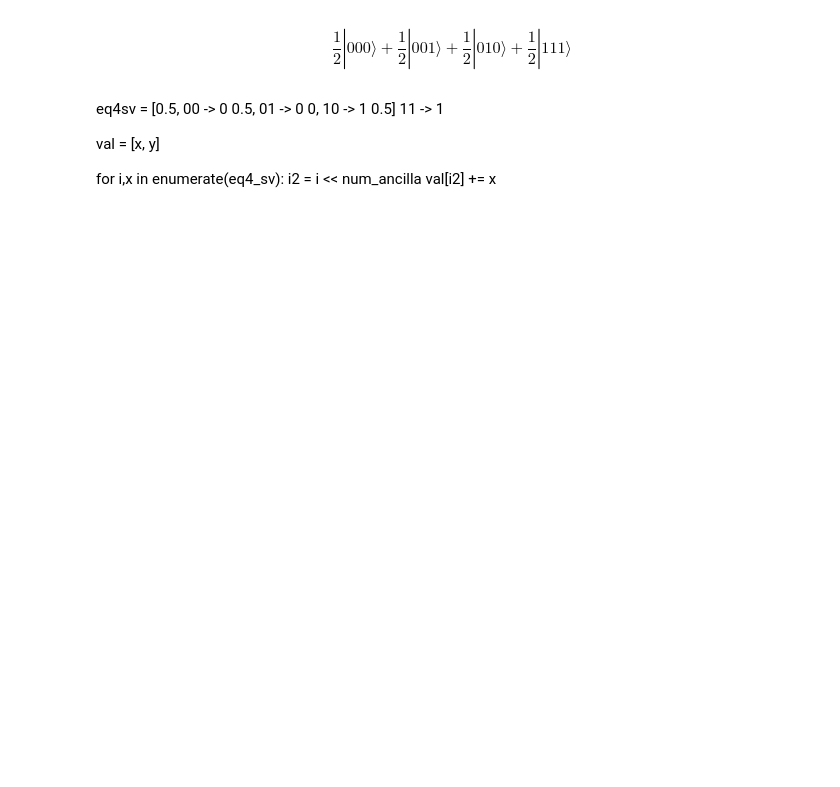
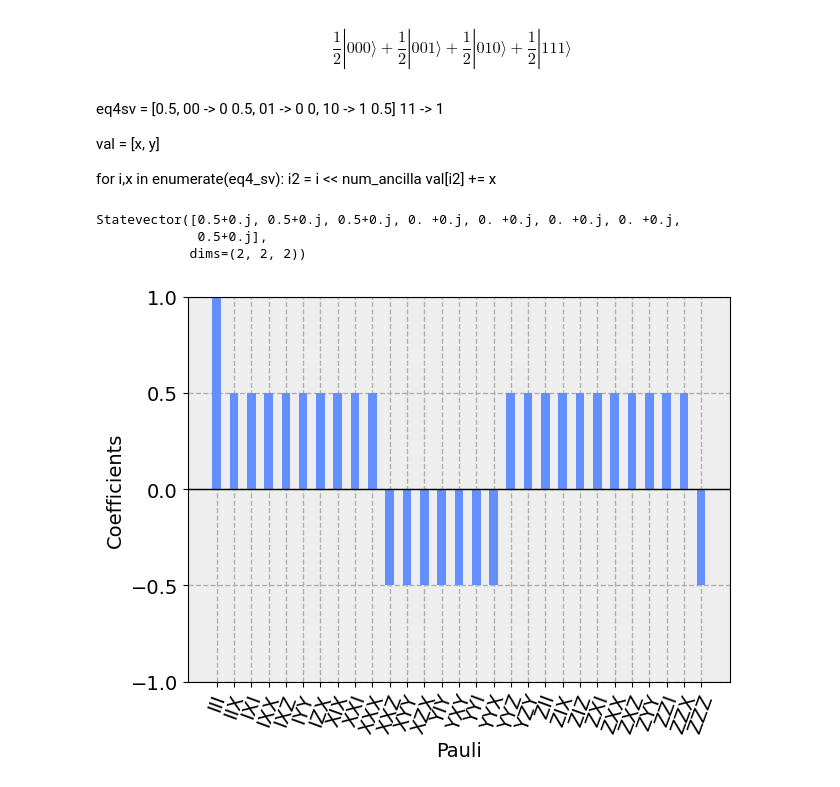
Before and after one commit to ashutiw2k/PartialUncomputation, a Jupyter notebook: notebooks/Qiskit_Simulation_Tests.ipynb, the cells around one changed output. Saved outputs shown, nothing was run; the diff lists cells and outputs as text; code cells hidden in the pictures; blank space fills up the shorter version.

```diff
--- a/notebooks/Qiskit_Simulation_Tests.ipynb
+++ b/notebooks/Qiskit_Simulation_Tests.ipynb
@@ -115,6 +117,17 @@ y]
 for i,x in enumerate(eq4_sv):
     i2 = i << num_ancilla
     val[i2] += x
+# %%
+statevector
+# %% [output]
+Statevector([0.5+0.j, 0.5+0.j, 0.5+0.j, 0. +0.j, 0. +0.j, 0. +0.j, 0. +0.j,
+             0.5+0.j],
+            dims=(2, 2, 2))
+# %%
+
+statevector.draw('paulivec')
+# %% [output]
+[figure, added]
 # %%
 from qiskit import QuantumCircuit, transpile
 from qiskit.quantum_info import random_unitary
```
Also changed, not shown: parts of 2 cells of this notebook, 2 other files.
